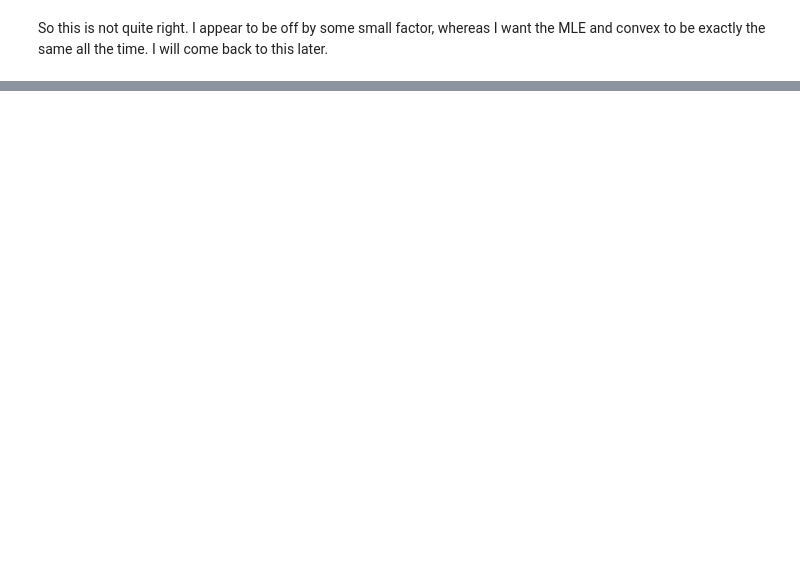
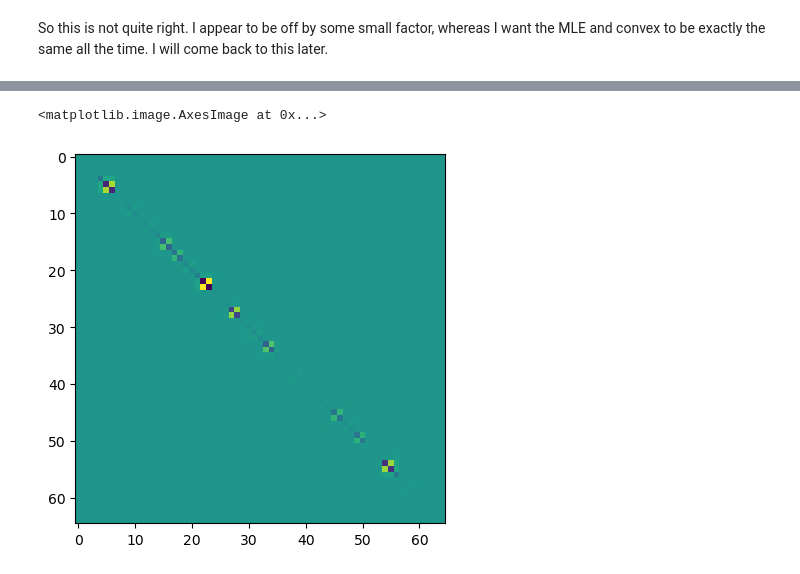
Before and after one commit to pchlenski/phylosig, a Jupyter notebook: 07_convex_combination.ipynb, the cells around one changed output, grey strips where cells are left out. Saved outputs shown, nothing was run; the diff lists cells and outputs as text; code cells hidden in the pictures; blank space fills up the shorter version.

```diff
--- a/07_convex_combination.ipynb
+++ b/07_convex_combination.ipynb
@@ -140,0 +204,31 @@ z0 (convex):    0.887
+# %%
+# Check numerically that C_lam^-1 = lam*C^-1 + (1-lam)*C_0^-1
+# Use this: https://math.stackexchange.com/questions/17776/inverse-of-the-sum-of-matrices
+
+# Base matrices
+C = pl.C
+C_0 = pl.rescale_cov(0)
+C_inv = np.linalg.inv(C)
+C_0_inv = np.linalg.inv(C_0)
+
+# Check for a grid
+errs = []
+for lam in np.arange(0, 1, .1):
+    print(lam)
+    C_lam = pl.rescale_cov(lam)
+    C_lam_inv = np.linalg.inv(C_lam)
+    # C_lam_inv_convex = lam*C_inv + (1-lam)*C_0_inv
+    A = lam*C
+    A_inv = np.linalg.pinv(A)
+    B = (1-lam)*C_0
+    B_inv = np.linalg.pinv(B)
+
+    # g = np.trace(((1-lam)*C_0) @ (lam * C_inv)) #BA^-1
+    g = np.trace(B @ A_inv)
+    h = 1 / (1 + g)
+    C_lam_inv_convex = A_inv - h * A_inv @ B @ A_inv
+
+    errs.append(np.abs(C_lam_inv - C_lam_inv_convex).sum())
+
+print(errs)
+plt.plot(errs)
@@ -140,0 +249,5 @@ z0 (convex):    0.887
+# %%
+plt.imshow(C_lam_inv - C_lam_inv_convex)
+# %% [output]
+<matplotlib.image.AxesImage at 0x...>
+[figure, added]
```
Also changed, not shown: parts of 11 cells of this notebook, 8 other files.
